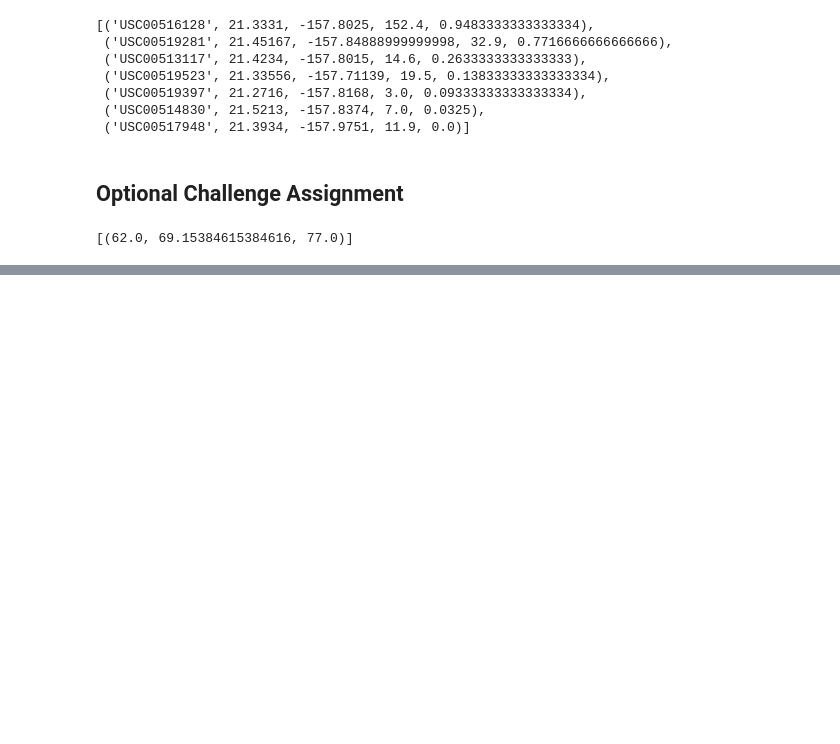
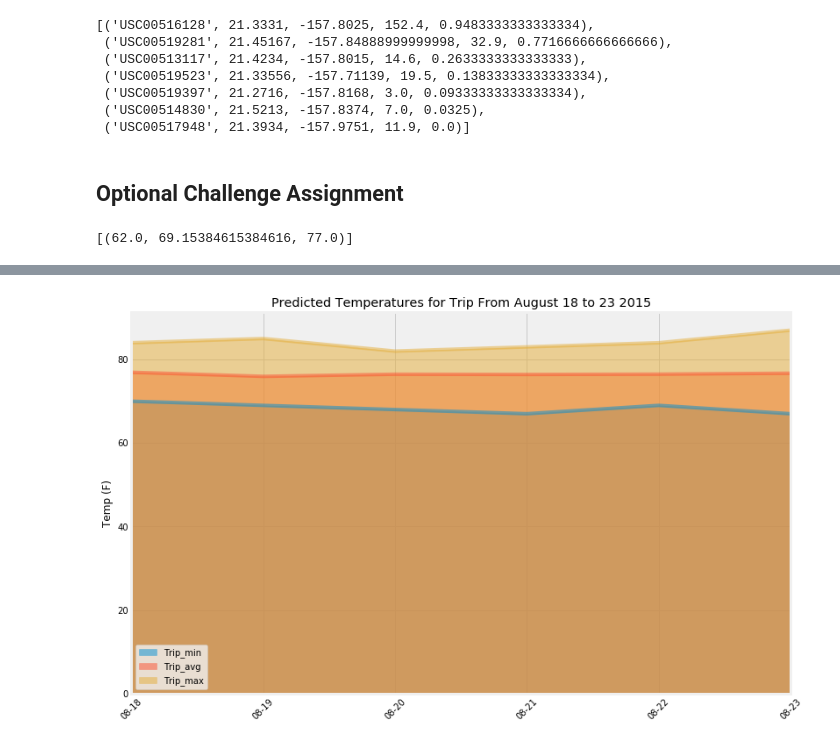
Before and after one commit to Rich-Hamilton88/sqlalchemy-challenge, a Jupyter notebook: climate_starter.ipynb, the cells around one changed output, grey strips where cells are left out. Saved outputs shown, nothing was run; the diff lists cells and outputs as text; code cells hidden in the pictures; blank space fills up the shorter version.

```diff
--- a/climate_starter.ipynb
+++ b/climate_starter.ipynb
@@ -265,22 +265,18 @@ daily_normals("08-18")
 normals = list(np.ravel(daily_normals))
 normals
 # Set the start and end date of the trip
-start_trip = Measurement.date == '2015-08-18'
-end_trip = Measurement.date == '2015-08-23'
+start_trip = ('2015-08-18')
+end_trip = ('2015-08-23')
 # Use the start and end date to create a range of dates
-trip_dates = ['2015-08-19', '2015-08-20', '2015-08-21', '2015-08-22']
+trip_dates = pd.date_range(start_trip, end_trip)
 # Stip off the year and save a list of %m-%d strings
-trips = [func.strtime("%m-%d", trip_dates)]
+trips = trip_dates.strftime('%m-%d')
 # Loop through the list of %m-%d strings and calculate the normals for each date
 daily_norms = []
 
-for trip_date in trip_dates:
-    day = {}
-    day['Date'] = trip_dates
-    daily_norm = daily_normals(trip_date)
-    day['Min'] = daily_norm[0][0]
-    day['Avg'] = daily_norm[0][1]
-    day['Max'] = daily_norm[0][2]
-    daily_norms.append(day)
+for trip_date in trips:
 
-daily_norms
+    daily_norms.append(*daily_normals(trip_date))
+
+
+#daily_norms
@@ -304,2 +283,6 @@ daily_norms
 # %%
 # Load the previous query results into a Pandas DataFrame and add the `trip_dates` range as the `date` index
+daily_normsdf = pd.DataFrame(daily_norms, columns = ['Trip_min', 'Trip_avg', 'Trip_max'])
+daily_normsdf['Date'] = trips
+daily_normsdf.set_index('Date', inplace=True, )
+daily_normsdf
@@ -307,0 +298,14 @@ daily_norms
+# %%
+# Plot the daily normals as an area plot with `stacked=False`
+colors = ['blue', 'orange', 'palegreen']
+
+#make an area plot for the predicted temps
+daily_normsdf.plot(kind='area', figsize=(12, 8), stacked=False, x_compat=True, title='Predicted Temperatures for Trip From August 18 to 23 2015', rot=45)
+
+#make the labels
+plt.xlabel('')
+plt.ylabel('Temp (F)')
+plt.savefig("C:\\Users\\richn\\Desktop\\predicted_temp.png")
+plt.show()
+# %% [output]
+[figure, added]
```
Also changed, not shown: parts of 3 cells of this notebook, 1 other file.
